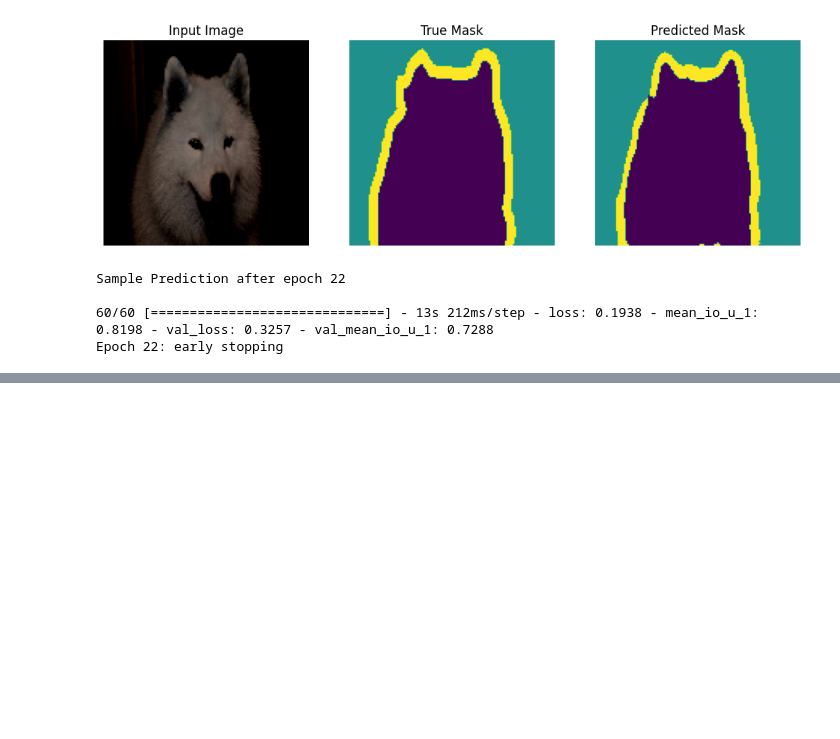
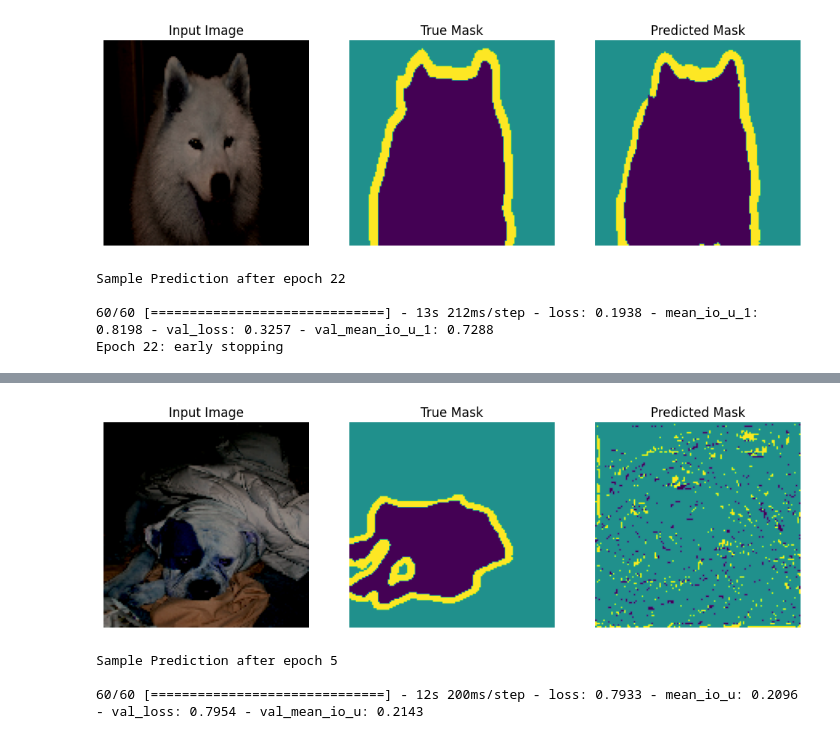
Before and after one commit to CoderAPS/neural_nets, a Jupyter notebook: image_segmentation3(20230416_v6_1).ipynb, the cells around one changed output, grey strips where cells are left out. Drawn from its saved outputs; the diff is of its cells as text; code cells hidden in the pictures; blank space fills up the shorter version.

```diff
--- a/image_segmentation3(20230416_v6_1).ipynb
+++ b/image_segmentation3(20230416_v6_1).ipynb
@@ -1045,3 +1039,14 @@ Sample Prediction after epoch 22
 
 60/60 [==============================] - 13s 212ms/step - loss: 0.1938 - mean_io_u_1: 0.8198 - val_loss: 0.3257 - val_mean_io_u_1: 0.7288
 Epoch 22: early stopping
+# %%
+# define model
+n_classes = 3
+activation='softmax'
+
+model_1j = sm.Unet(BACKBONE, encoder_weights='imagenet',
+                activation=activation,classes=n_classes,
+                input_shape=(img_height,img_width,3),
+                encoder_freeze=True)
+
+current_model = model_1j
@@ -1047,0 +1056,23 @@ Epoch 22: early stopping
+# %%
+LR_1j = 0.001
+optimizer_input_1j = keras.optimizers.experimental.SGD(learning_rate=LR_1j)
+
+loss_input_1j = sm.losses.JaccardLoss()
+
+metrics_input_1j = [tf.keras.metrics.MeanIoU(num_classes=3,
+                                             sparse_y_pred = False,
+                                             sparse_y_true=False)]
+# %%
+model_1j.compile(optimizer=optimizer_input_1j,
+              loss=loss_input_1j,
+              metrics=metrics_input_1j)
+# %%
+#Pre-train model
+history_1j=model_1j.fit(X_train_p,
+                    Y_train_cat,
+                    batch_size=50,
+                    epochs=5,
+                    verbose=1,
+                    validation_data=(X_val_p,Y_val_cat),
+                    callbacks=callback_list)
+# %% [output]
@@ -1047,0 +1081,4 @@ Epoch 22: early stopping
+[figure, added]
+Sample Prediction after epoch 5
+
+60/60 [==============================] - 12s 200ms/step - loss: 0.7933 - mean_io_u: 0.2096 - val_loss: 0.7954 - val_mean_io_u: 0.2143
```
Also changed, not shown: parts of 8 cells of this notebook.
